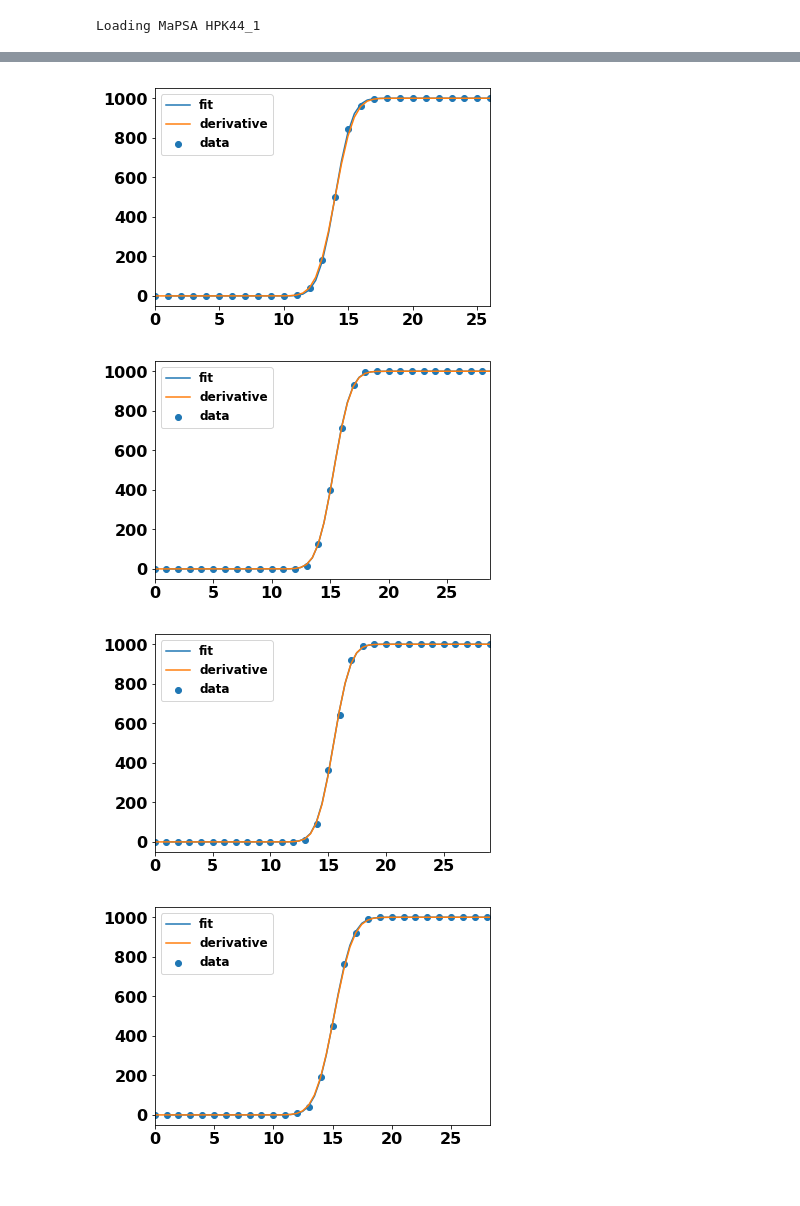
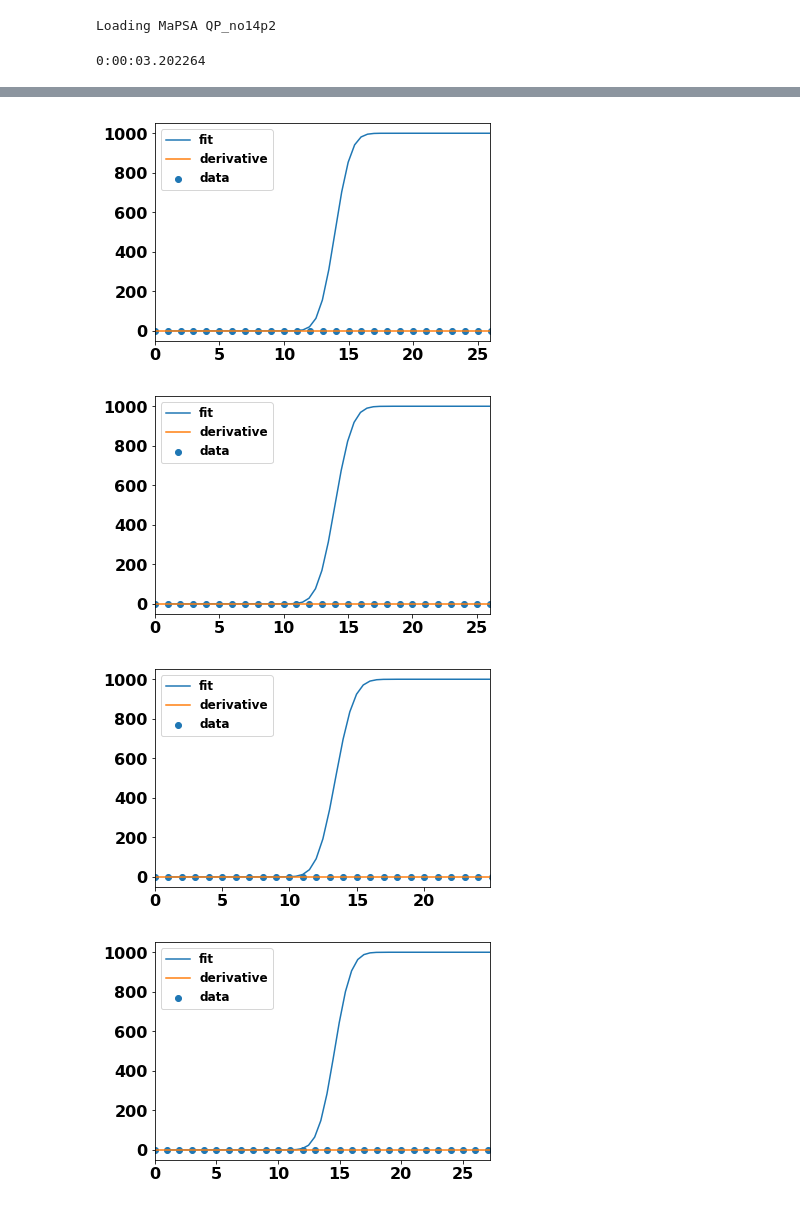
Before and after one commit to jennetd/OT, a Jupyter notebook: derivatives.ipynb, the cells around one changed output, grey strips where cells are left out. Cells and saved outputs as stored; diff of their text form; code cells hidden in the pictures.

```diff
--- a/derivatives.ipynb
+++ b/derivatives.ipynb
@@ -10,10 +8,10 @@ Welcome to JupyROOT 6.18/00
 # %%
-mapsa_names = ["HPK44_1"]
+mapsa_names = ["QP_no14p2"]
 # %%
 mapsas = []
 for m in mapsa_names:
     # Read MaPSA object from file, if available
-    fname = 'pickles/'+m+'.pkl'
+    fname = 'pickles-scurves/'+m+'.pkl'
     if os.path.isfile(fname):
         print("Loading MaPSA " + m)
         mapsa = cPickle.load(open(fname,'rb'))
@@ -22,9 +20,9 @@ for m in mapsa_names:
 
     mapsas += [mapsa]
 # %% [output]
-Loading MaPSA HPK44_1
+Loading MaPSA QP_no14p2
 # %%
-whichcurve = "CAL_posttrim"
+whichcurve = "Bump"
 
 chip = mapsas[0].mpa_chips[0]
 
@@ -38,8 +36,8 @@ elif whichcurve == "CAL_posttrim":
     mean_fit_all = chip.pixels["CAL_Mean"]
 elif whichcurve == "Bump":
     curves_all = chip.BumpS.transpose()[0:256]
-    rms_fit_all = chip.pixels["Bump_RMS"]
-    mean_fit_all = chip.pixels["Bump_Mean"]
+#    rms_fit_all = chip.pixels["Bump_RMS"]
+ #   mean_fit_all = chip.pixels["Bump_Mean"]
 # %%
 def derivative_root(curve):
     h = ROOT.TH1D('h','h',256,0,256)
@@ -65,15 +63,21 @@ def derivative(curve):
 curves = curves_all
 mean_fit = mean_fit_all
 rms_fit = rms_fit_all
+# %%
+mean_der = []
+rms_der = []
+
+t1 = datetime.now()
+for i in range(0,curves.shape[1]):
+    out = derivative(curves[i])
+    mean_der += [out[0]]
+    rms_der += [out[1]]
+
+print(datetime.now()-t1)
+# %% [output]
+0:00:03.202264
 # %%
-mean_der = []
-rms_der = []
-
 for i in range(0,curves.shape[1]):
-    out = derivative(curves[i])
-    mean_der += [out[0]]
-    rms_der += [out[1]]
-
     if i<10:
         fig, ax = plt.subplots()
         plt.scatter(np.linspace(0,255,256),curves[i],label='data')
@@ -82,7 +86,7 @@ for i in range(0,curves.shape[1]):
         # NB fit is offset by 1 in DAC
         plt.plot(np.linspace(1,256,512),curve_fit,label='fit')
 
-        curve_der = [500*(1+erf((x-out[0])/(np.sqrt(2)*out[1]))) for x in np.linspace(0,255,512)]
+        curve_der = [500*(1+erf((x-mean_der[i])/(np.sqrt(2)*rms_der[i]))) for x in np.linspace(0,255,512)]
         plt.plot(np.linspace(0,255,512),curve_der,label='derivative')
 
         ax.set_xlim(0,2*mean_fit[i])
@@ -94,4 +98,4 @@ for i in range(0,curves.shape[1]):
-[figure, old version]
+[figure, new version]
-[figure, old version]
+[figure, new version]
-[figure, old version]
+[figure, new version]
-[figure, old version]
+[figure, new version]
```
Also changed, not shown: parts of 6 cells of this notebook, 3 other files.
